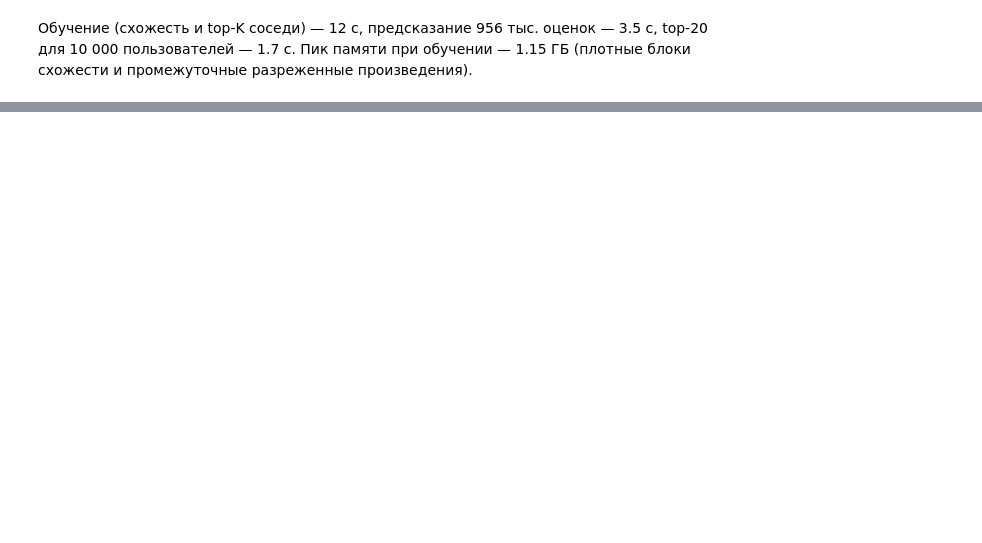
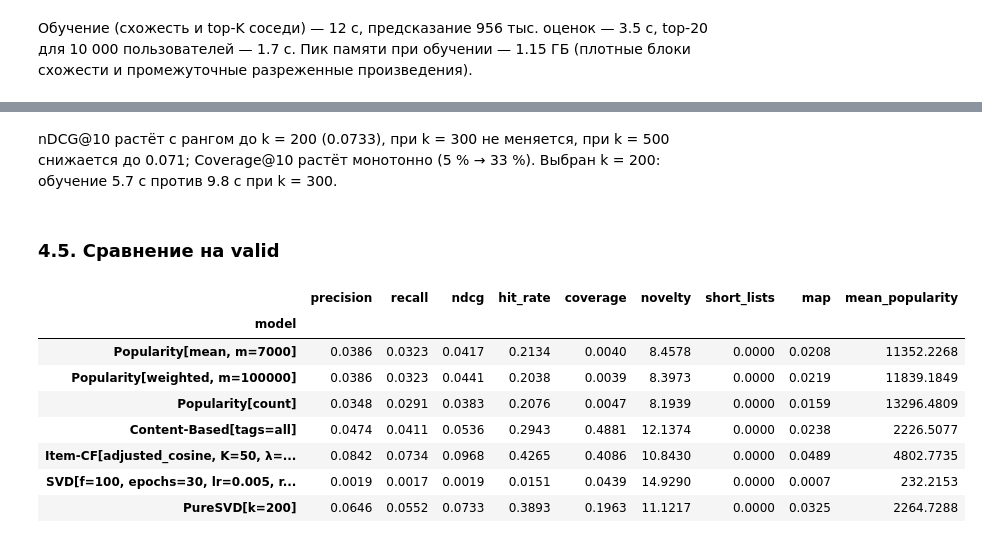
Before and after one commit to a-kapset/Rec_Systems_HW1, a Jupyter notebook: notebooks/goodbooks_recsys.ipynb, the cells around one changed output, grey strips where cells are left out. Drawn from its saved outputs; the diff is of its cells as text; code cells hidden in the pictures; blank space fills up the shorter version.

```diff
--- a/notebooks/goodbooks_recsys.ipynb
+++ b/notebooks/goodbooks_recsys.ipynb
@@ -716,0 +771,12 @@ pd.Series(
+# %%
+start = time.perf_counter()
+svd_prediction = svd.predict(valid_users, valid_books)
+svd_predict_seconds = time.perf_counter() - start
+rating_baselines["BaselineOnly"] = baseline_predict(inner.train, valid_users, valid_books)
+rating_baselines[svd.name] = svd_prediction
+pd.DataFrame(
+    {
+        name: {"rmse": metrics.rmse(valid_ratings, pred), "mae": metrics.mae(valid_ratings, pred)}
+        for name, pred in rating_baselines.items()
+    }
+).T.sort_values("rmse")
@@ -716,0 +795,14 @@ pd.Series(
+# %%
+rows = []
+for min_ratings in (1, 100, 500, 1000, 2000, 5000):
+    svd.set_min_item_ratings(min_ratings)
+    result = evaluation.evaluate(svd, valid_set, ks=(10,)).iloc[0]
+    rows.append(
+        {
+            "min_item_ratings": min_ratings,
+            "n_candidates": int(svd.candidates.sum()),
+            **result[columns + ["mean_popularity"]],
+        }
+    )
+svd.set_min_item_ratings(config.SVD_MIN_ITEM_RATINGS)
+pd.DataFrame(rows)
@@ -716,0 +838,12 @@ pd.Series(
+# %%
+rows = []
+for n_factors in (20, 50, 100, 200, 300, 500):
+    start = time.perf_counter()
+    model = PureSVD(n_factors).fit(inner.train)
+    fit_seconds = time.perf_counter() - start
+    result = evaluation.evaluate(model, valid_set, ks=(10,)).iloc[0]
+    rows.append({"n_factors": n_factors, "fit_seconds": fit_seconds, **result[columns]})
+    if n_factors == config.PURE_SVD_N_FACTORS:
+        pure_svd, pure_svd_fit_seconds = model, fit_seconds
+pure_svd_grid = pd.DataFrame(rows)
+pure_svd_grid
@@ -716,0 +858,19 @@ pd.Series(
+# %% [markdown]
+nDCG@10 растёт с рангом до k = 200 (0.0733), при k = 300 не меняется, при k = 500 снижается до 0.071; Coverage@10 растёт монотонно (5 % → 33 %). Выбран k = 200: обучение 5.7 с против 9.8 с при k = 300.
+# %% [markdown]
+### 4.5. Сравнение на valid
+# %%
+svd_valid = evaluation.evaluate(svd, valid_set)
+pure_svd_valid = evaluation.evaluate(pure_svd, valid_set)
+valid_comparison = pd.concat([valid_comparison, svd_valid, pure_svd_valid])
+valid_comparison.xs(10, level="k")[columns + ["map", "mean_popularity"]]
+# %% [output]
+|  | precision | recall | ndcg | hit_rate | coverage | novelty | short_lists | map | mean_popularity |
+| model |  |  |  |  |  |  |  |  |  |
+| Popularity[mean, m=7000] | 0.0386 | 0.0323 | 0.0417 | 0.2134 | 0.0040 | 8.4578 | 0.0000 | 0.0208 | 11352.2268 |
+| Popularity[weighted, m=100000] | 0.0386 | 0.0323 | 0.0441 | 0.2038 | 0.0039 | 8.3973 | 0.0000 | 0.0219 | 11839.1849 |
+| Popularity[count] | 0.0348 | 0.0291 | 0.0383 | 0.2076 | 0.0047 | 8.1939 | 0.0000 | 0.0159 | 13296.4809 |
+| Content-Based[tags=all] | 0.0474 | 0.0411 | 0.0536 | 0.2943 | 0.4881 | 12.1374 | 0.0000 | 0.0238 | 2226.5077 |
+| Item-CF[adjusted_cosine, K=50, λ=... | 0.0842 | 0.0734 | 0.0968 | 0.4265 | 0.4086 | 10.8430 | 0.0000 | 0.0489 | 4802.7735 |
+| SVD[f=100, epochs=30, lr=0.005, r... | 0.0019 | 0.0017 | 0.0019 | 0.0151 | 0.0439 | 14.9290 | 0.0000 | 0.0007 | 232.2153 |
+| PureSVD[k=200] | 0.0646 | 0.0552 | 0.0733 | 0.3893 | 0.1963 | 11.1217 | 0.0000 | 0.0325 | 2264.7288 |
```
Also changed, not shown: parts of 21 cells of this notebook, 5 other files.
